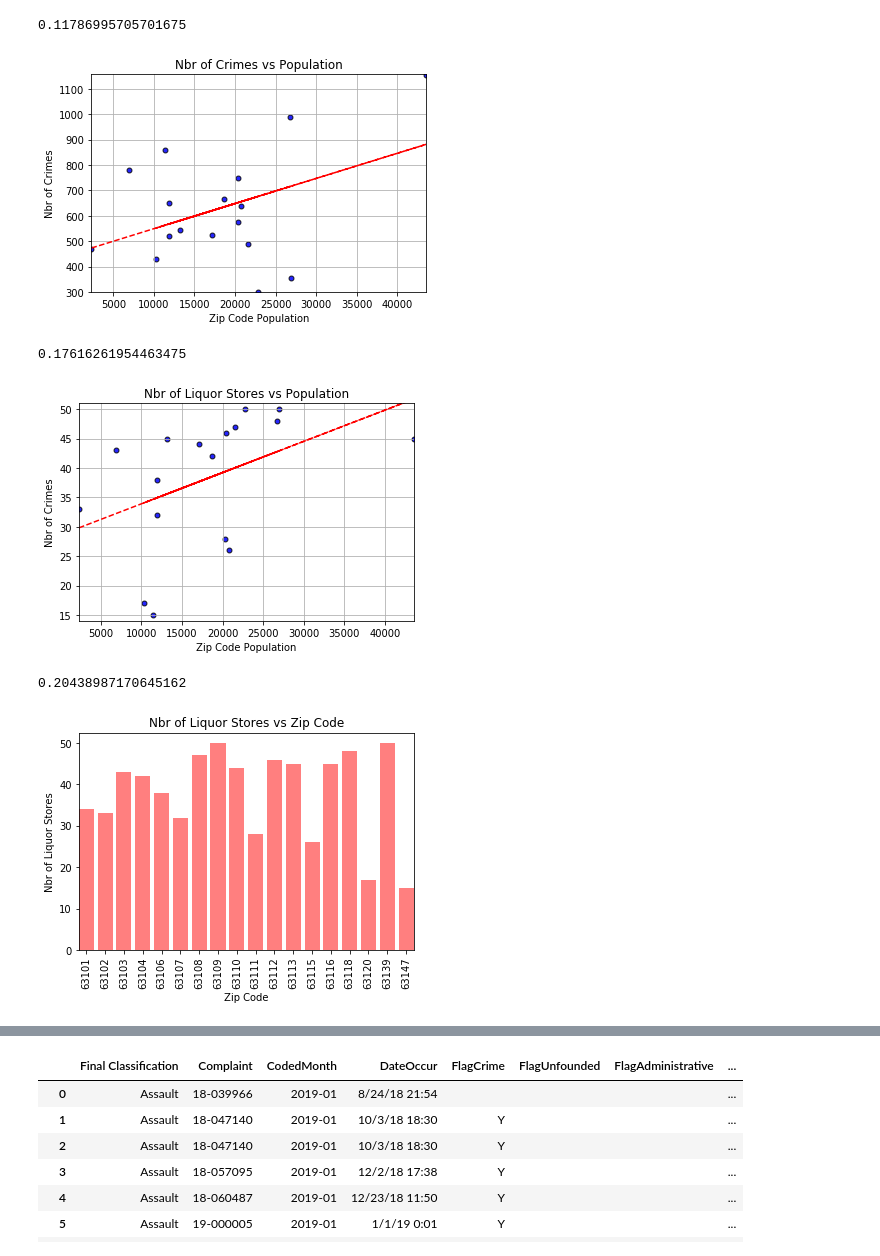
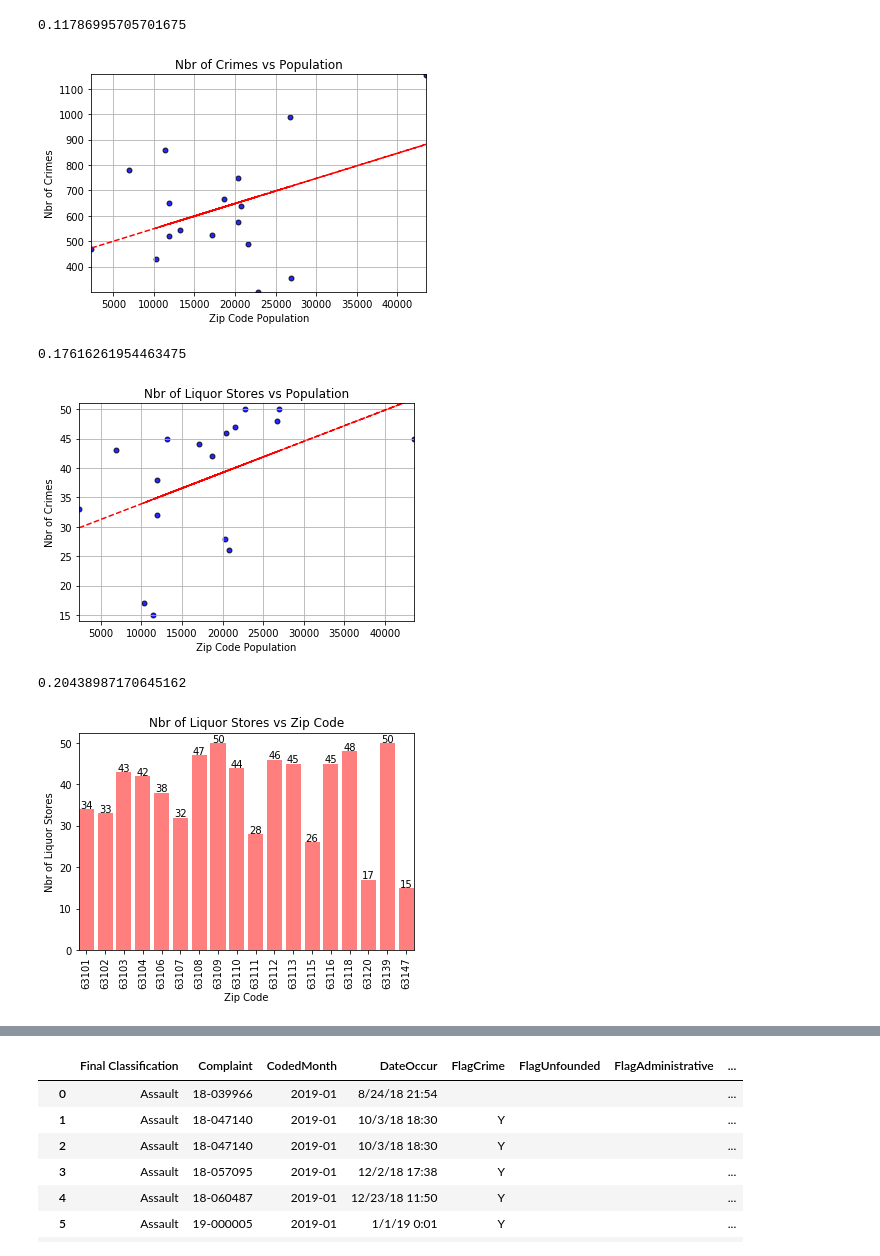
Before and after one commit to lonnykramer/project_one, a Jupyter notebook: project_code/liquor_store_project-Copy1.ipynb, the cells around one changed output, grey strips where cells are left out. Cells and saved outputs as stored; diff of their text form; code cells hidden in the pictures.

Commit message:
Add files via upload
added extra chart and some values over the bar charts

```diff
--- a/project_code/liquor_store_project-Copy1.ipynb
+++ b/project_code/liquor_store_project-Copy1.ipynb
@@ -458,7 +458,5 @@ crimes_mean = zip_final_df['Crimes Committed'].mean()
 crimes_median = zip_final_df['Crimes Committed'].median()
 crime_sum = crime_mean = zip_final_df['Crimes Committed'].sum()
 
-zip_final_df['Crimes Chi Squared'] = crime_sum * (((zip_final_df['Crimes Committed']-crimes_mean) * (zip_final_df['Crimes Committed']-crimes_mean)/crimes_mean))
-zip_final_df['Crimes PP Chi Squared'] = sum_crimes_person * (((zip_final_df['Crimes per Person']-ave_crimes_person) * (zip_final_df['Crimes per Person']-ave_crimes_person)/ave_crimes_person))
 zip_final_df
 # %% [output]
@@ -680,7 +678,7 @@ plt.savefig("Crime_Pop_Filter_Plot")
 # Show plot - example
 plt.show()
 # %% [output]
-[figure, old version]
+[figure, new version]
 # %%
 # a method to calculate r2
 
@@ -731,7 +729,7 @@ plt.savefig("Store_Pop_Plot")
 # Show plot - example
 plt.show()
 # %% [output]
-[figure, old version]
+[figure, new version]
 # %%
 # a method to calculate r2
 
@@ -742,28 +740,38 @@ coefficient_of_dermination
 # %%
 # bar chart Liquor Stores vs Zip
 zip_codes = "63101","63102","63103","63104","63106","63107","63108","63109","63110","63111","63112","63113","63115","63116","63118","63120","63139","63147"
 x_axis = np.arange(len(zip_codes))
 y_axis = zip_final_df['Liquor Stores']
 
 
 plt.title("Nbr of Liquor Stores vs Zip Code")
 x_label = "Zip Code"
 y_label = "Nbr of Liquor Stores"
 plt.xlabel(x_label)
 plt.ylabel(y_label)
 
 #plt.figure(figsize=(20,10))
 plt.bar(zip_codes, y_axis, color='r', alpha=0.5, align="center")
 plt.xticks(rotation=90)
 plt.autoscale(enable=True, axis='x', tight=True)
 
+###
+
+#plt.text() , you need to give (x,y) location , where you want to put the numbers,
+#So here index will give you x pos and data+1 will provide a little gap in y axis.
+for index,data in enumerate(y_axis):
+    plt.text(x=index , y =data+.2 , s=f"{data}" , horizontalalignment='center', fontdict=dict(fontsize=10))
+
+###
+
+
 # Save Figure
 plt.savefig("Zip_Stores_Plot")
 
 # Show plot - example
 plt.show()
 # %% [output]
-[figure, old version]
+[figure, new version]
 # %%
 # bar chart Crimes vs Zip
 zip_codes = "63101","63102","63103","63104","63106","63107","63108","63109","63110","63111","63112","63113","63115","63116","63118","63120","63139","63147"
```
Also changed, not shown: parts of 8 cells of this notebook.
